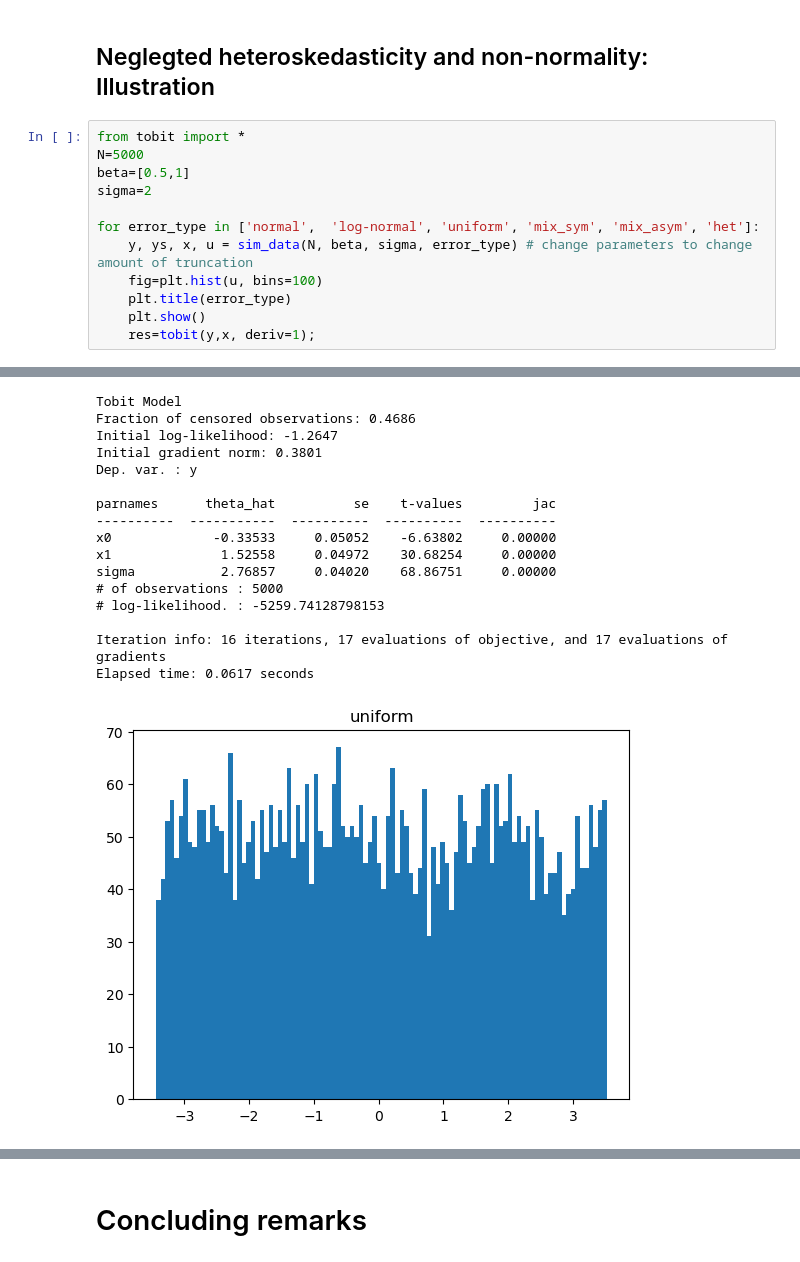
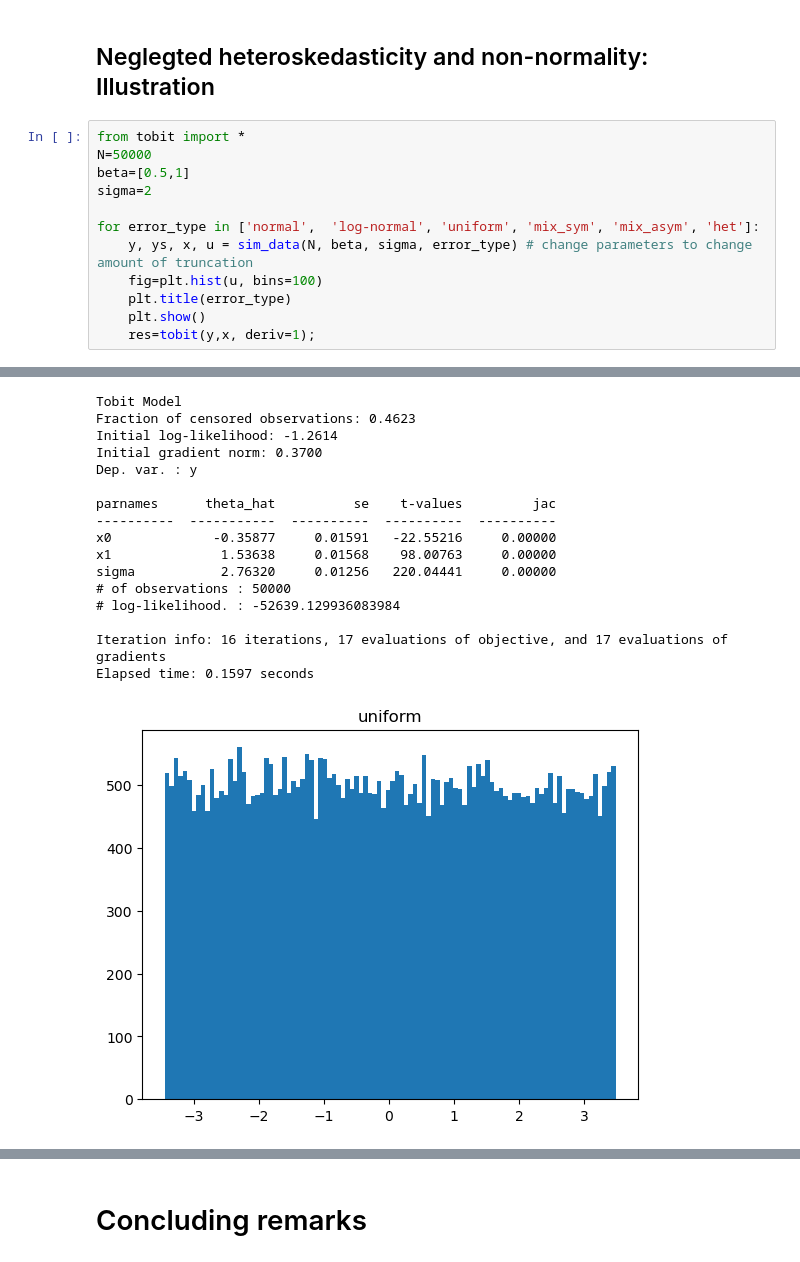
Before and after one commit to bschjerning/EconometricsB, a Jupyter notebook: lectures/16_censored_regrssion/tobit.ipynb, the cells around one changed output, grey strips where cells are left out. Saved outputs shown, nothing was run; the diff lists cells and outputs as text.

```diff
--- a/lectures/16_censored_regrssion/tobit.ipynb
+++ b/lectures/16_censored_regrssion/tobit.ipynb
@@ -477,7 +512,7 @@ errors for consistency of MLE.**
 ## Neglegted heteroskedasticity and non-normality: Illustration
 # %%
 from tobit import *
-N=5000
+N=50000
 beta=[0.5,1]
 sigma=2
 
@@ -509,18 +544,18 @@ Elapsed time: 0.0473 seconds
 Tobit Model
-Fraction of censored observations: 0.4686
-Initial log-likelihood: -1.2647
-Initial gradient norm: 0.3801
+Fraction of censored observations: 0.4623
+Initial log-likelihood: -1.2614
+Initial gradient norm: 0.3700
 Dep. var. : y
 
 parnames      theta_hat          se    t-values         jac
 ----------  -----------  ----------  ----------  ----------
-x0             -0.33533     0.05052    -6.63802     0.00000
-x1              1.52558     0.04972    30.68254     0.00000
-sigma           2.76857     0.04020    68.86751     0.00000
-# of observations : 5000
-# log-likelihood. : -5259.74128798153
+x0             -0.35877     0.01591   -22.55216     0.00000
+x1              1.53638     0.01568    98.00763     0.00000
+sigma           2.76320     0.01256   220.04441     0.00000
+# of observations : 50000
+# log-likelihood. : -52639.129936083984
 
 Iteration info: 16 iterations, 17 evaluations of objective, and 17 evaluations of gradients
-Elapsed time: 0.0617 seconds
+Elapsed time: 0.1597 seconds
-[figure, old version]
+[figure, new version]
 Tobit Model
```
Also changed, not shown: parts of 8 cells of this notebook.
